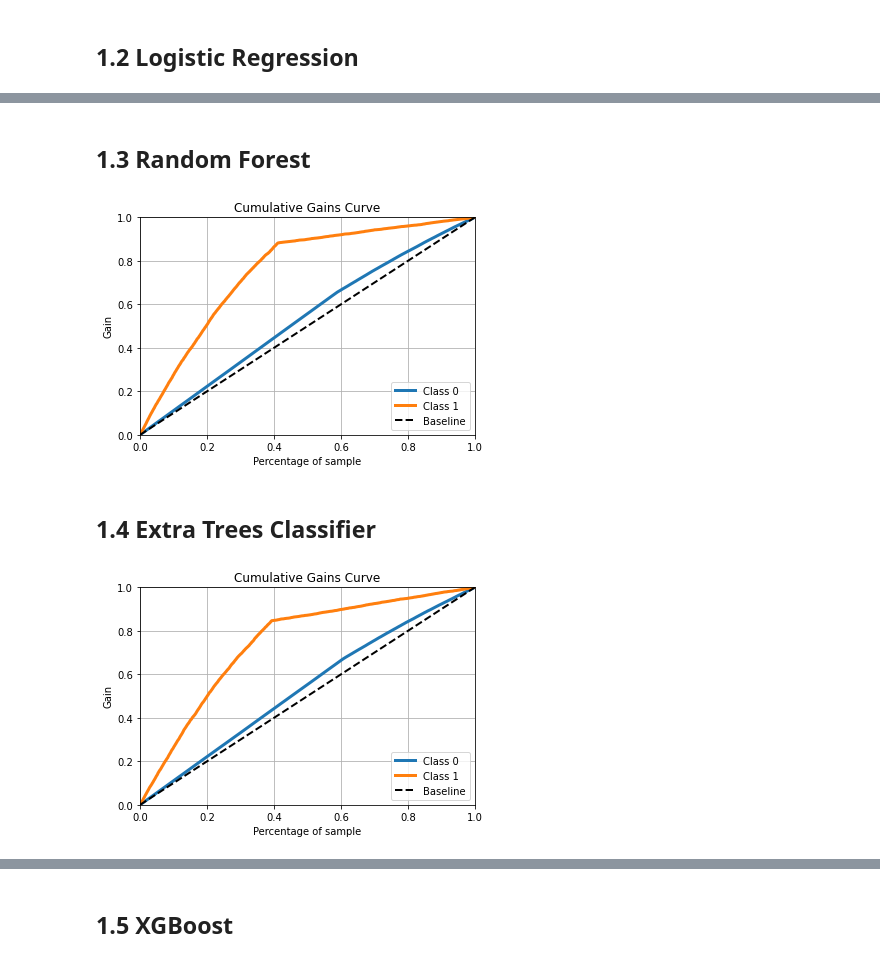
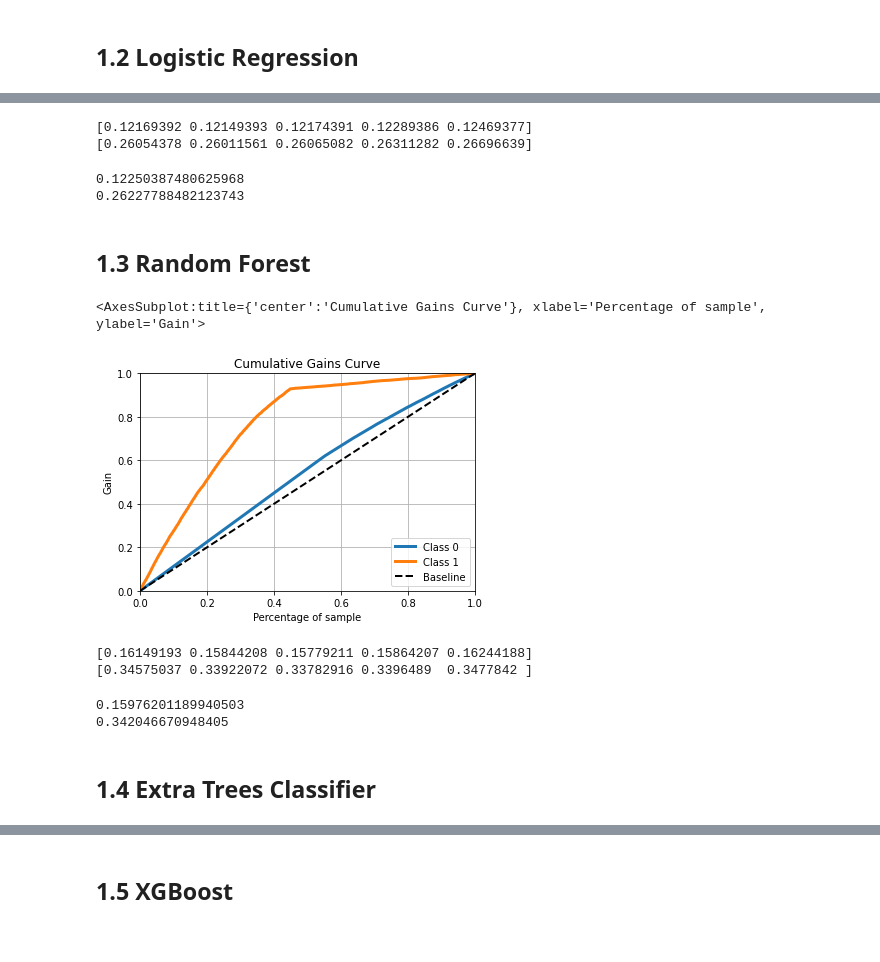
Before and after one commit to Gabrielnbr/estudo_pa004, a Jupyter notebook: notebooks/6-1-1-gabriel-machine-learning.ipynb, the cells around one changed output, grey strips where cells are left out. Saved outputs shown, nothing was run; the diff lists cells and outputs as text; code cells hidden in the pictures.

```diff
--- a/notebooks/6-1-1gabriel-machine-learning.ipynb
+++ b/notebooks/6-1-1-gabriel-machine-learning.ipynb
@@ -76,12 +145,27 @@ lr_metrica = skplt.metrics.plot_cumulative_gain(y_validacao, yhat_lr)
+# %%
+print(lr_cross_precision)
+print(lr_cross_recall)
+# %% [output]
+[0.12169392 0.12149393 0.12174391 0.12289386 0.12469377]
+[0.26054378 0.26011561 0.26065082 0.26311282 0.26696639]
+# %%
+print(lr_cross_precision.mean())
+print(lr_cross_recall.mean())
+# %% [output]
+0.12250387480625968
+0.26227788482123743
 # %% [markdown]
 ## 1.3 Random Forest
 # %%
-rf_model = RandomForestClassifier(n_estimators = 10, random_state = 42)
+rf_model = RandomForestClassifier(n_estimators = 15, random_state = 42)
 
 rf_model.fit(x_treino, y_treino)
 
-yhat_rf = rf_model.predict_proba(x_validacao)
+yhat_rf_proba = rf_model.predict_proba(x_validacao)
 
-rf_metrica = skplt.metrics.plot_cumulative_gain(y_validacao, yhat_rf)
+yhat_rf_predict = rf_model.predict(x_validacao)
-# %% [output]
-[figure, removed]
+# %%
+skplt.metrics.plot_cumulative_gain(y_validacao, yhat_rf_proba)
+# %% [output]
+<AxesSubplot:title={'center':'Cumulative Gains Curve'}, xlabel='Percentage of sample', ylabel='Gain'>
+[figure, added]
@@ -88,3 +178,15 @@ rf_metrica = skplt.metrics.plot_cumulative_gain(y_validacao, yhat_rf)
+# %%
+print(rf_cross_precision)
+print(rf_cross_recall)
+# %% [output]
+[0.16149193 0.15844208 0.15779211 0.15864207 0.16244188]
+[0.34575037 0.33922072 0.33782916 0.3396489  0.3477842 ]
+# %%
+print(rf_cross_precision.mean())
+print(rf_cross_recall.mean())
+# %% [output]
+0.15976201189940503
+0.342046670948405
 # %% [markdown]
 ## 1.4 Extra Trees Classifier
 # %%
@@ -94,6 +196,6 @@ et_model.fit(x_treino, y_treino)
 
 yhat_et = et_model.predict_proba(x_validacao)
 
-et_metrica = skplt.metrics.plot_cumulative_gain(y_validacao, yhat_et)
+yhat_et_proba = et_model.predict_proba(x_validacao)
+
+yhat_et_predict = et_model.predict(x_validacao)
-# %% [output]
-[figure, removed]
```
Also changed, not shown: parts of 37 cells of this notebook, 13 other files.
